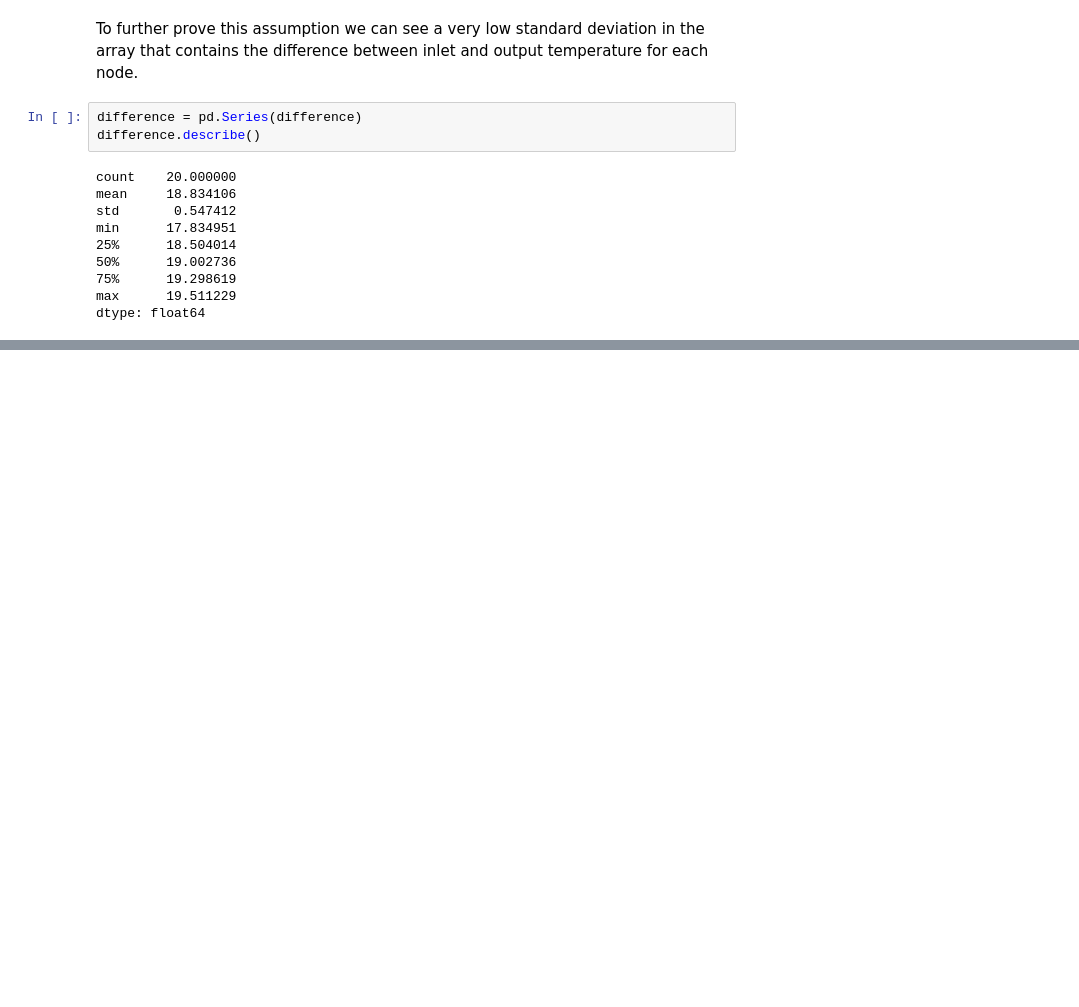
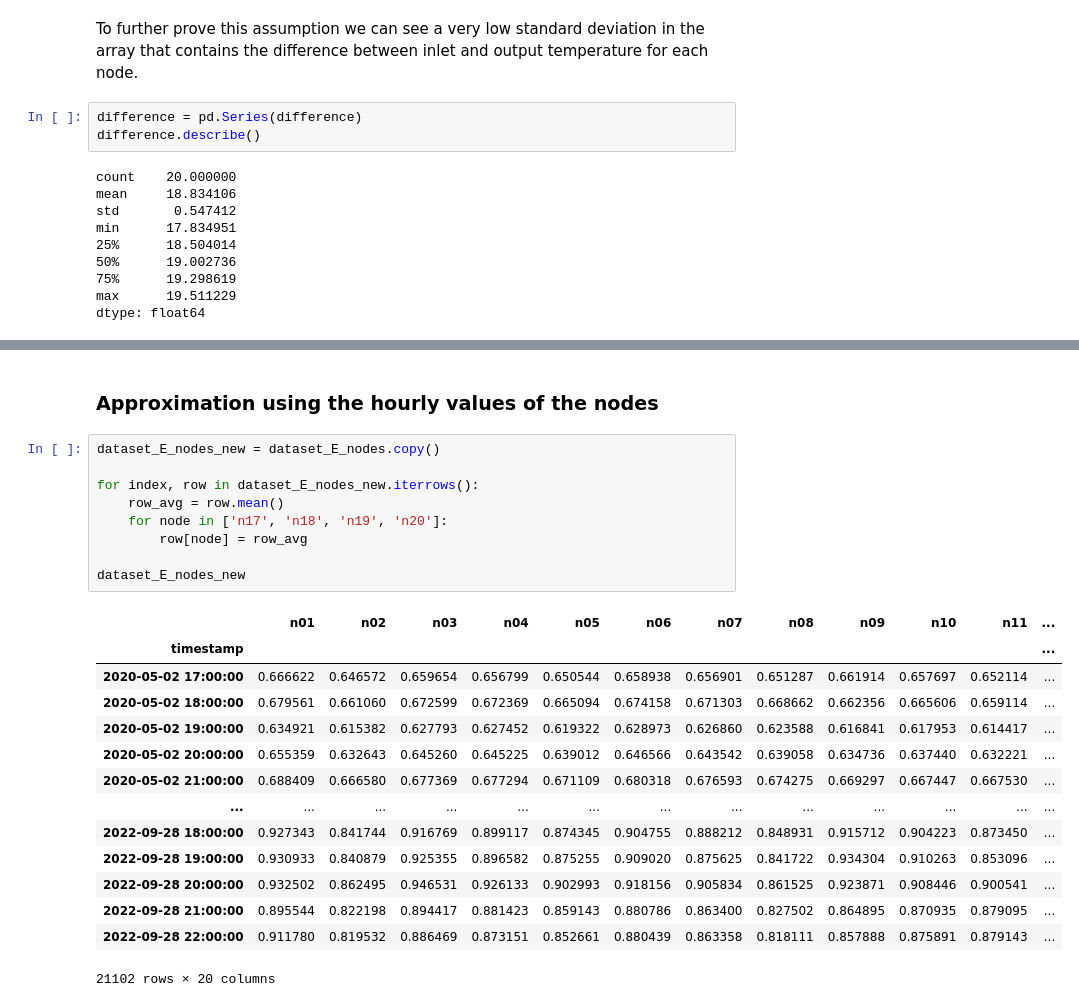
Before and after one commit to LSquarzoni/GreenTeam, a Jupyter notebook: Energy_Saving_computation.ipynb, the cells around one changed output, grey strips where cells are left out. Saved outputs shown, nothing was run; the diff lists cells and outputs as text; blank space fills up the shorter version.

```diff
--- a/Energy_Saving_computation.ipynb
+++ b/Energy_Saving_computation.ipynb
@@ -153,0 +199,26 @@ plt.show()
+# %% [markdown]
+### Approximation using the hourly values of the nodes
+# %%
+dataset_E_nodes_new = dataset_E_nodes.copy()
+
+for index, row in dataset_E_nodes_new.iterrows():
+    row_avg = row.mean()
+    for node in ['n17', 'n18', 'n19', 'n20']:
+        row[node] = row_avg
+
+dataset_E_nodes_new
+# %% [output]
+|  | n01 | n02 | n03 | n04 | n05 | n06 | n07 | n08 | n09 | n10 | n11 | ... |
+| timestamp |  |  |  |  |  |  |  |  |  |  |  | ... |
+| 2020-05-02 17:00:00 | 0.666622 | 0.646572 | 0.659654 | 0.656799 | 0.650544 | 0.658938 | 0.656901 | 0.651287 | 0.661914 | 0.657697 | 0.652114 | ... |
+| 2020-05-02 18:00:00 | 0.679561 | 0.661060 | 0.672599 | 0.672369 | 0.665094 | 0.674158 | 0.671303 | 0.668662 | 0.662356 | 0.665606 | 0.659114 | ... |
+| 2020-05-02 19:00:00 | 0.634921 | 0.615382 | 0.627793 | 0.627452 | 0.619322 | 0.628973 | 0.626860 | 0.623588 | 0.616841 | 0.617953 | 0.614417 | ... |
+| 2020-05-02 20:00:00 | 0.655359 | 0.632643 | 0.645260 | 0.645225 | 0.639012 | 0.646566 | 0.643542 | 0.639058 | 0.634736 | 0.637440 | 0.632221 | ... |
+| 2020-05-02 21:00:00 | 0.688409 | 0.666580 | 0.677369 | 0.677294 | 0.671109 | 0.680318 | 0.676593 | 0.674275 | 0.669297 | 0.667447 | 0.667530 | ... |
+| ... | ... | ... | ... | ... | ... | ... | ... | ... | ... | ... | ... | ... |
+| 2022-09-28 18:00:00 | 0.927343 | 0.841744 | 0.916769 | 0.899117 | 0.874345 | 0.904755 | 0.888212 | 0.848931 | 0.915712 | 0.904223 | 0.873450 | ... |
+| 2022-09-28 19:00:00 | 0.930933 | 0.840879 | 0.925355 | 0.896582 | 0.875255 | 0.909020 | 0.875625 | 0.841722 | 0.934304 | 0.910263 | 0.853096 | ... |
+| 2022-09-28 20:00:00 | 0.932502 | 0.862495 | 0.946531 | 0.926133 | 0.902993 | 0.918156 | 0.905834 | 0.861525 | 0.923871 | 0.908446 | 0.900541 | ... |
+| 2022-09-28 21:00:00 | 0.895544 | 0.822198 | 0.894417 | 0.881423 | 0.859143 | 0.880786 | 0.863400 | 0.827502 | 0.864895 | 0.870935 | 0.879095 | ... |
+| 2022-09-28 22:00:00 | 0.911780 | 0.819532 | 0.886469 | 0.873151 | 0.852661 | 0.880439 | 0.863358 | 0.818111 | 0.857888 | 0.875891 | 0.879143 | ... |
+21102 rows × 20 columns
```
Also changed, not shown: parts of 13 cells of this notebook.
